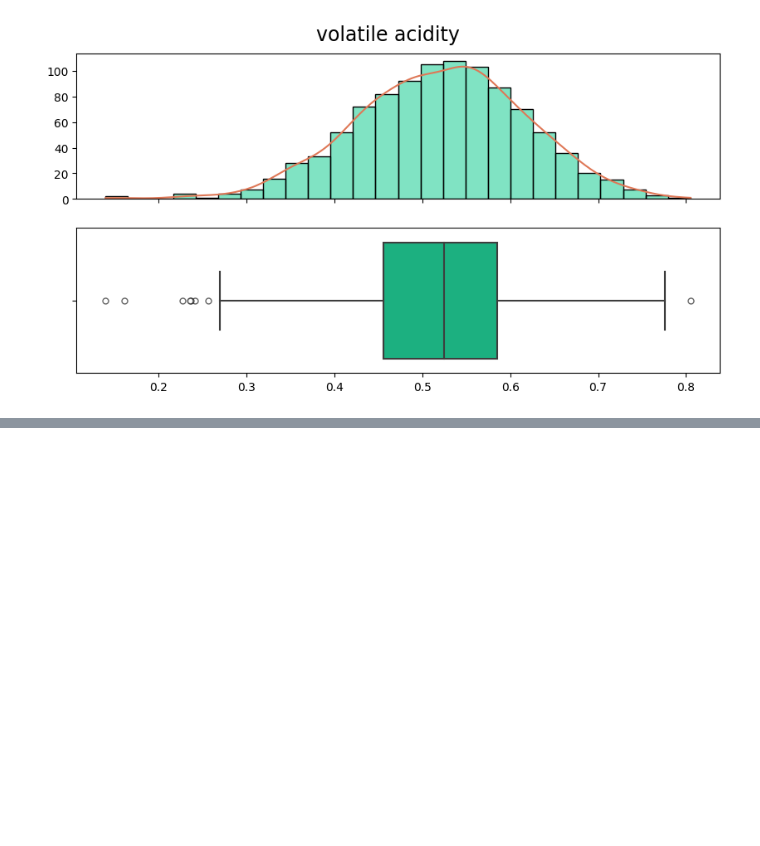
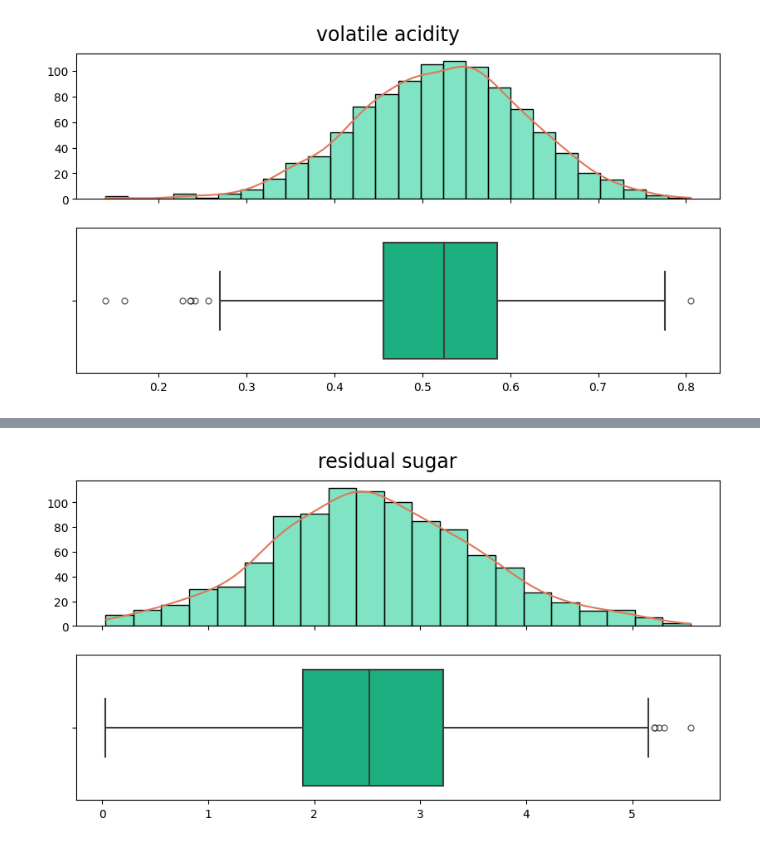
Before and after one commit to SaddamAnnais/K1-T1-IF2220-13521099, a Jupyter notebook: main.ipynb, the cells around one changed output, grey strips where cells are left out. Drawn from its saved outputs; the diff is of its cells as text; code cells hidden in the pictures; blank space fills up the shorter version.

```diff
--- a/main.ipynb
+++ b/main.ipynb
@@ -71,0 +83,5 @@ hist_box_plot(anggur, anggur.columns[1])
+# %%
+# Untuk kolom residual sugar
+hist_box_plot(anggur, anggur.columns[3])
+# %% [output]
+[figure, added]
```
Also changed, not shown: parts of 22 cells of this notebook.
